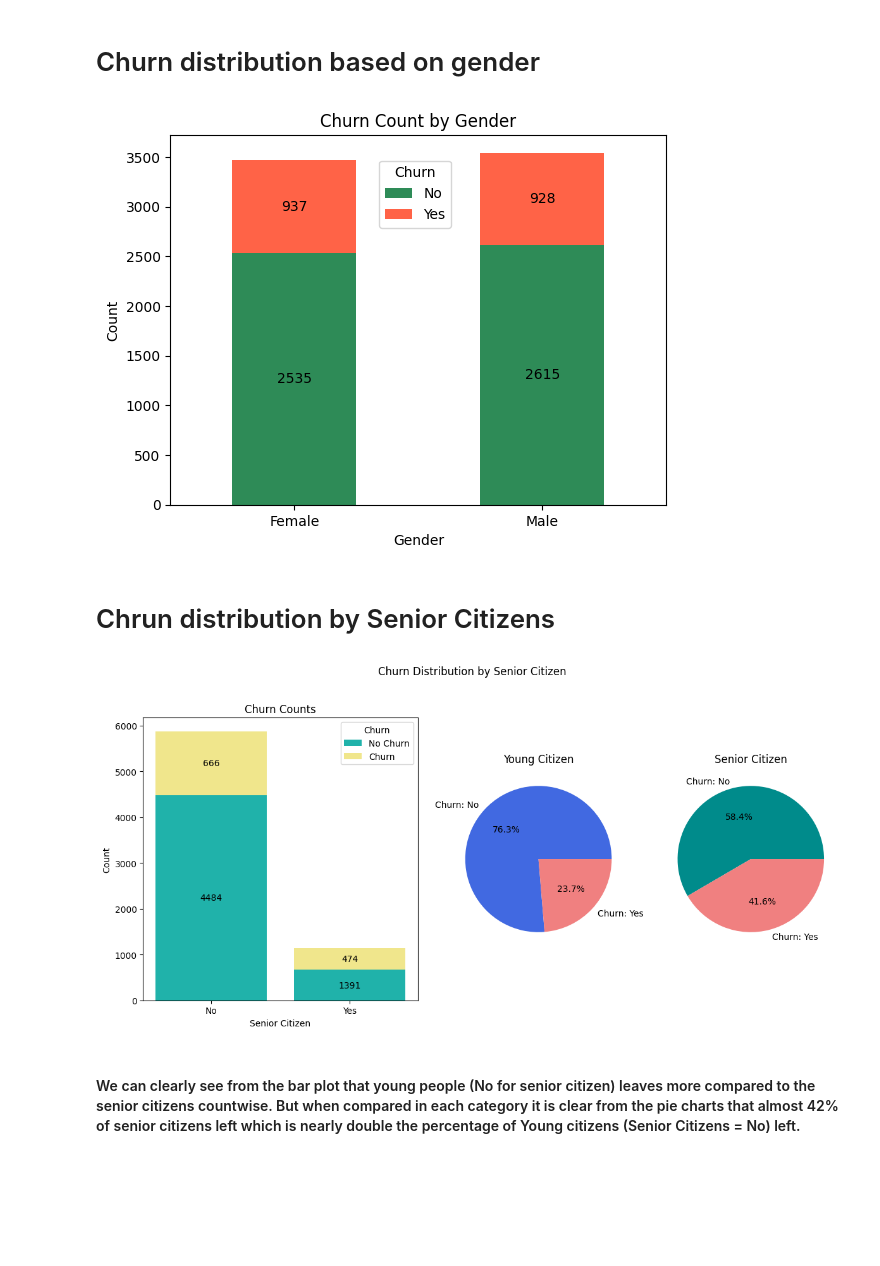
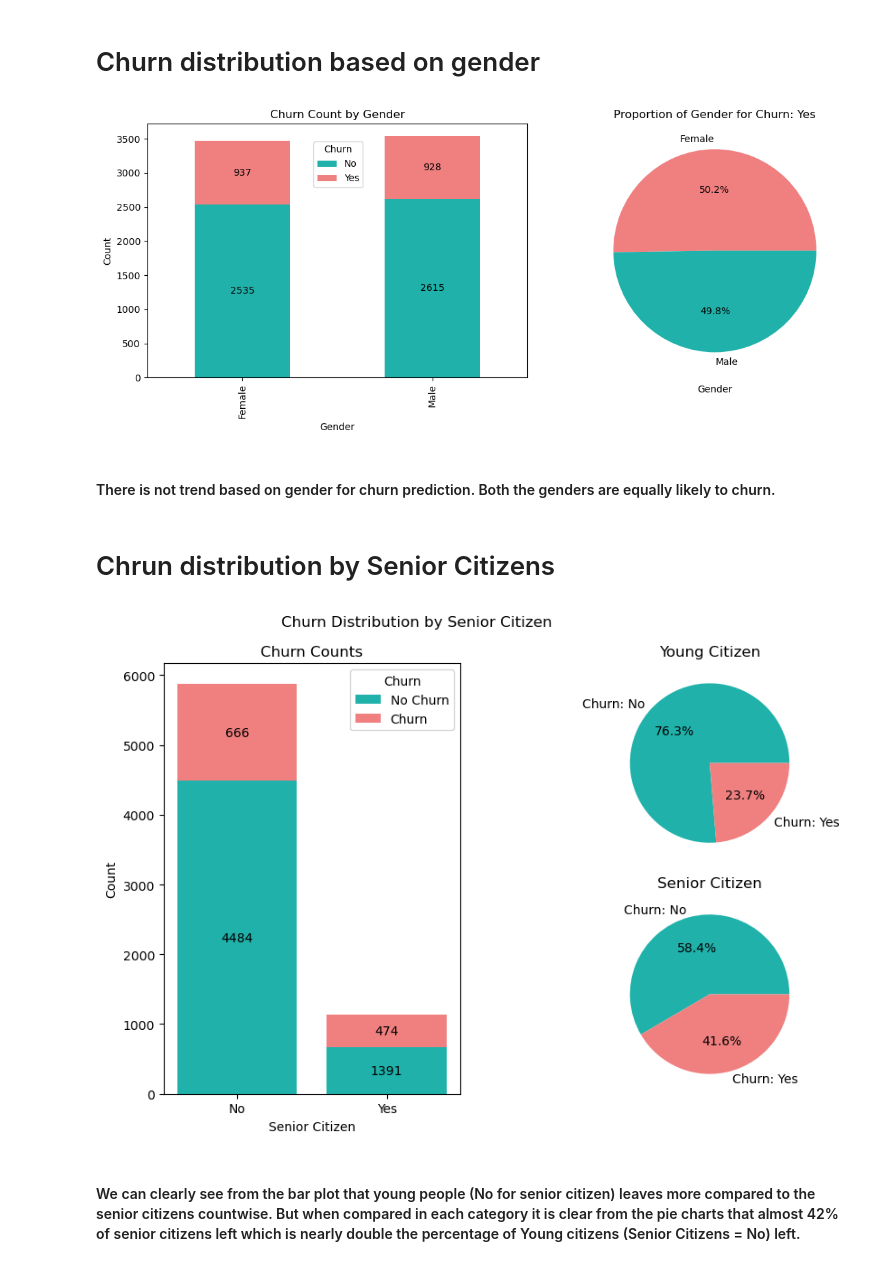
Before and after one commit to ThankiJay/Customer-Churn-Prediction, a Jupyter notebook: notebook/EDA.ipynb, the cells around one changed output. Saved outputs shown, nothing was run; the diff lists cells and outputs as text; code cells hidden in the pictures; blank space fills up the shorter version.

Commit message:
EDA
EDA Complete with all plots

```diff
--- a/notebook/EDA.ipynb
+++ b/notebook/EDA.ipynb
@@ -64,27 +64,40 @@ plt.show()
 # Churn distribution based on gender
 # %%
 # Map gender and churn values to more descriptive labels
-plot_data = {'Gender': data['gender'].map({0: 'Female', 1: 'Male'}),
+column = 'gender'
+alias = 'Gender'
+plot_data = {alias: data[column].map({0: 'Female', 1: 'Male'}),
              'Churn': data['Churn'].map({0: 'No', 1: 'Yes'})}
 plot_df = pd.DataFrame(plot_data)
+fig, axes = plt.subplots(1, 2, figsize=(12, 5))
 
-ct = pd.crosstab(plot_df['Gender'], plot_df['Churn'])
-ax = ct.plot(kind='bar', stacked=True, color=['seagreen', 'tomato'])
-plt.title('Churn Count by Gender')
-plt.xlabel('Gender')
-plt.ylabel('Count')
-plt.xticks(rotation=0)
-plt.legend(title='Churn', loc='upper right', bbox_to_anchor=(0.58, 0.95))
-
+# Stacked Bar Graph
+ct = pd.crosstab(plot_df[alias], plot_df['Churn'])
+ax = ct.plot(kind='bar', stacked=True, color=['lightseagreen', 'lightcoral'], ax=axes[0])
+ax.set_title('Churn Count by ' + alias)
+ax.set_xlabel(alias)
+ax.set_ylabel('Count')
+ax.legend(title='Churn', loc='upper right', bbox_to_anchor=(0.58, 0.95))
 # Add counts inside the bars
 for p in ax.patches:
     width, height = p.get_width(), p.get_height()
     x, y = p.get_xy()
     ax.text(x + width / 2, y + height / 2, f'{int(height)}', ha='center', va='center', fontsize=10, color='black')
 
+# Pie Chart
+churn_1_data = plot_df[plot_df['Churn'] == 'Yes']
+churn_1_data[alias].value_counts().plot.pie(autopct='%1.1f%%', colors=['lightcoral', 'lightseagreen'], ax=axes[1])
+axes[1].set_title('Proportion of ' +alias+ ' for Churn: Yes')
+axes[1].set_xlabel(alias)
+axes[1].set_ylabel('')
+
+# Plotting
+plt.tight_layout()
 plt.show()
 # %% [output]
-[figure, old version]
+[figure, new version]
+# %% [markdown]
+#### There is not trend based on gender for churn prediction. Both the genders are equally likely to churn.
 # %% [markdown]
 # Chrun distribution by Senior Citizens
 # %%
@@ -97,13 +110,14 @@ ct = pd.crosstab(plot_df['Senior Citizen'], plot_df['Churn'])
 
 # Create a custom layout using gridspec
 fig = plt.figure(figsize=(12, 6))
-gs = gridspec.GridSpec(1, 3, width_ratios=[3, 2, 2])
+# gs = gridspec.GridSpec(1, 3, width_ratios=[3, 2, 2])
+gs = gridspec.GridSpec(2, 4, width_ratios=[2, 1, 1, 1])
 
 
-# First subplot (whole left side)
-ax0 = plt.subplot(gs[0])
-ax0.bar(ct.index, ct['No'], color='lightseagreen', label='No Churn')
-ax0.bar(ct.index, ct['Yes'], bottom=ct['No'], color='khaki', label='Churn')
+# Barplot: All citizens vs Churn
+ax0 = plt.subplot(gs[:, 0])
+ax0.bar(ct.index, ct['No'], label='No Churn', color='lightseagreen')
+ax0.bar(ct.index, ct['Yes'], bottom=ct['No'], label='Churn', color='lightcoral')
 ax0.set_title('Churn Counts')
 ax0.set_xlabel('Senior Citizen')
 ax0.set_ylabel('Count')
@@ -117,20 +131,20 @@ for p, count in zip(ax0.patches, ct.values.flatten()):
     ax0.text(x + width / 2, y + height / 2, f'{int(count)}', ha='center', va='center', fontsize=10, color='black')
 
 
-#Second subplot (top right)
-ax1 = plt.subplot(gs[1])
-ax1.pie(ct.loc['No'], labels=['Churn: No', 'Churn: Yes'], autopct='%1.1f%%', colors=['royalblue', 'lightcoral'])
+# Piechart: Young Citizen
+ax1 = plt.subplot(gs[0, 1:])
+ax1.pie(ct.loc['No'], labels=['Churn: No', 'Churn: Yes'], autopct='%1.1f%%', colors=['lightseagreen', 'lightcoral'])
 ax1.set_title('Young Citizen')
 
-#Third subplot (bottom right)
-ax2 = plt.subplot(gs[2])
-ax2.pie(ct.loc['Yes'], labels=['Churn: No', 'Churn: Yes'], autopct='%1.1f%%', colors=['darkcyan', 'lightcoral'])
+# Piechart: Senior Citizen
+ax2 = plt.subplot(gs[1, 1:])
+ax2.pie(ct.loc['Yes'], labels=['Churn: No', 'Churn: Yes'], autopct='%1.1f%%', colors=['lightseagreen', 'lightcoral'])
 ax2.set_title('Senior Citizen')
 
 plt.suptitle('Churn Distribution by Senior Citizen')
-plt.tight_layout(rect=[0, 0, 1, 0.96])  # Adjust the layout to prevent clipping of the suptitle
+plt.tight_layout(rect=[0.2, 0, 1, 1])  # Adjust the layout to prevent clipping of the suptitle
 plt.show()
 # %% [output]
-[figure, old version]
+[figure, new version]
 # %% [markdown]
 #### We can clearly see from the bar plot that young people (No for senior citizen) leaves more compared to the senior citizens countwise. But when compared in each category it is clear from the pie charts that almost 42% of senior citizens left which is nearly double the percentage of Young citizens (Senior Citizens = No) left.
```
Also changed, not shown: parts of 46 cells of this notebook.
